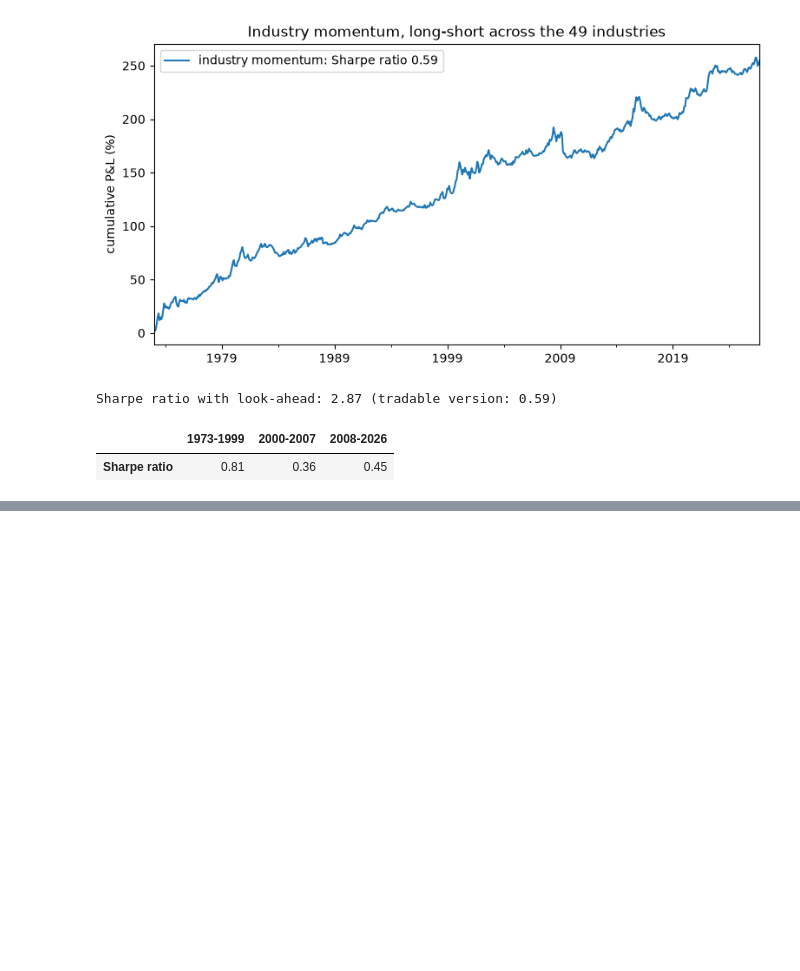
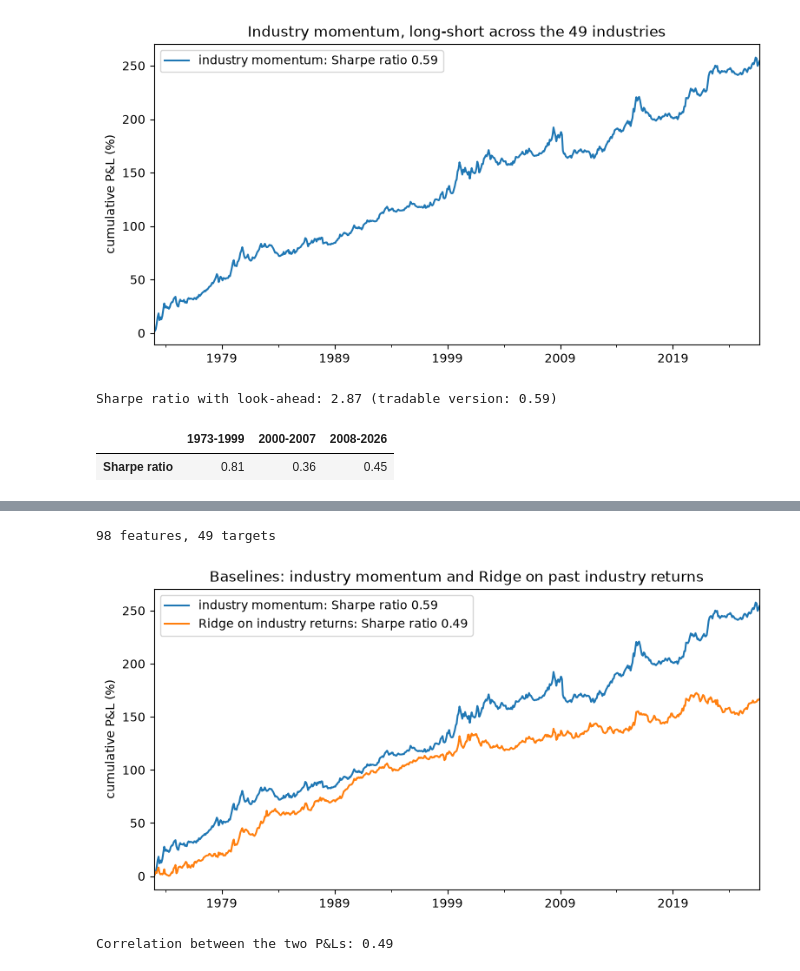
Before and after one commit to SelimLali/Machine_Learning_Trading, a Jupyter notebook: commodities_lead_industries.ipynb, the cells around one changed output, grey strips where cells are left out. Cells and saved outputs as stored; diff of their text form; code cells hidden in the pictures; blank space fills up the shorter version.

```diff
--- a/commodities_lead_industries.ipynb
+++ b/commodities_lead_industries.ipynb
@@ -433,0 +446,37 @@ Industry momentum earns a Sharpe ratio of 0.59 over 1973-2026, 0.81 before 2000
+# %%
+def walk_forward_predictions(model, features, target, window=120):
+    """Refit the model at the end of every month on the last `window` months and forecast the next month.
+
+    Row t of `features` is known at the end of month t and row t of `target` is the return of month t+1,
+    so the model fitted at t uses rows t-window to t-1, whose targets are all known at t.
+    """
+    predictions = pd.DataFrame(np.nan, index=features.index, columns=target.columns)
+    for t in range(window, len(features)):
+        train = slice(t - window, t)
+        model.fit(features.iloc[train], target.iloc[train])
+        predictions.iloc[t] = model.predict(features.iloc[[t]])[0]
+    return predictions
+# %%
+from sklearn.linear_model import Ridge
+from sklearn.pipeline import make_pipeline
+from sklearn.preprocessing import StandardScaler
+
+# Target: next month's return relative to the average industry
+target = industry_returns.sub(industry_returns.mean(axis=1), axis=0).shift(-1)
+
+# Features at month t: for every industry, its average return over the past 12 months and its last month's return
+industry_features = pd.concat({"momentum_12m": industry_returns.rolling(12).mean(),
+                               "last_month": industry_returns}, axis=1)
+print(f"{industry_features.shape[1]} features, {target.shape[1]} targets")
+
+ridge_industry = make_pipeline(StandardScaler(), Ridge(alpha=100))
+forecasts_ridge_industry = walk_forward_predictions(ridge_industry, industry_features.fillna(0), target.fillna(0), window=120)
+pnl_ridge_industry = backtest(forecasts_ridge_industry, industry_returns).rename("Ridge on industry returns")
+
+plot_pnl({"industry momentum": pnl_momentum, "Ridge on industry returns": pnl_ridge_industry},
+         "Baselines: industry momentum and Ridge on past industry returns")
+print(f"Correlation between the two P&Ls: {pnl_momentum.corr(pnl_ridge_industry):.2f}")
+# %% [output]
+98 features, 49 targets
+[figure, added]
+Correlation between the two P&Ls: 0.49
```
Also changed, not shown: parts of 11 cells of this notebook.
